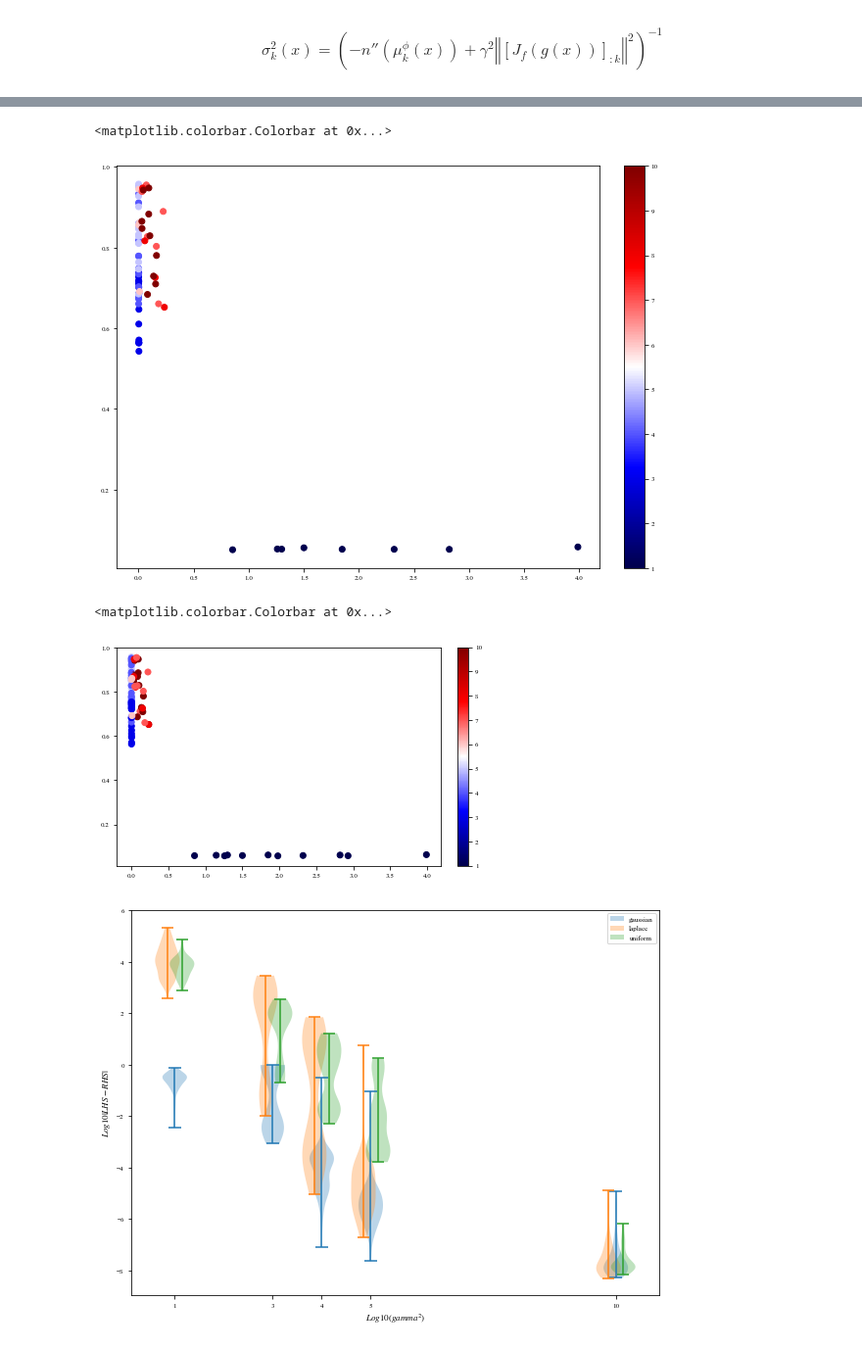
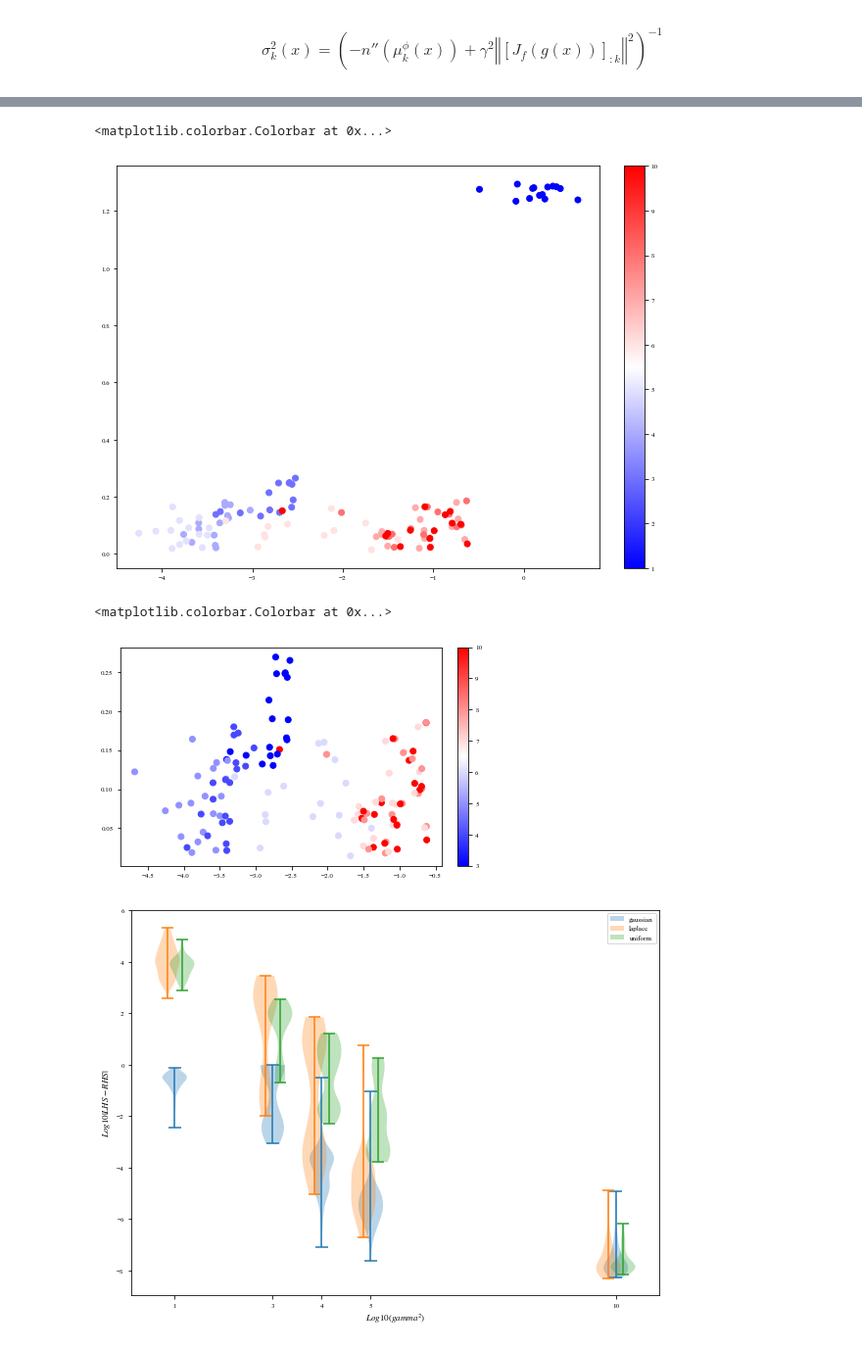
Before and after one commit to rpatrik96/ima-vae, a Jupyter notebook: notebooks/synth_plots.ipynb, the cells around one changed output, grey strips where cells are left out. Shown at 98% size. Cells and saved outputs as stored; diff of their text form; code cells hidden in the pictures.

```diff
--- a/notebooks/synth_plots.ipynb
+++ b/notebooks/synth_plots.ipynb
@@ -230,16 +253,18 @@ create_violinplot([np.log10(g) for g in gg_cima], '$\log_{10}\gamma^2$', '$\log_
 # %%
 plt.figure(figsize=(8,6))
-plt.scatter([item for sublist in gg_cima for item in sublist],[item for sublist in gg_mcc for item in sublist], c=[np.log10(item) for sublist in gg_gamma for item in sublist], cmap="seismic")
+plt.scatter([np.log10(item) for sublist in gg_cima for item in sublist],[-np.log10(item) for sublist in gg_mcc for item in sublist], c=[np.log10(item) for sublist in gg_gamma for item in sublist], cmap="bwr")
 plt.colorbar()
 # %% [output]
 <matplotlib.colorbar.Colorbar at 0x...>
-[figure, old version]
+[figure, new version]
+# %%
+larger_gamma_df = runs_df[runs_df['gamma_square']>100]
 # %%
-plt.scatter(runs_df['cima4max_mcc'], runs_df['max_mcc'], c=np.log10(runs_df['gamma_square']), cmap='seismic')
+plt.scatter(np.log10(larger_gamma_df['cima']), -np.log10(larger_gamma_df['mcc']), c=np.log10(larger_gamma_df['gamma_square']), cmap='bwr')
 plt.colorbar()
 # %% [output]
 <matplotlib.colorbar.Colorbar at 0x...>
-[figure, old version]
+[figure, new version]
 # %%
 def violin_by_prior(gauss_data, laplace_data, uniform_data, xticks, xlabel, ylabel,  offset, filename, figsize=(8,6), log=False):
 
```
Also changed, not shown: parts of 15 cells of this notebook.
